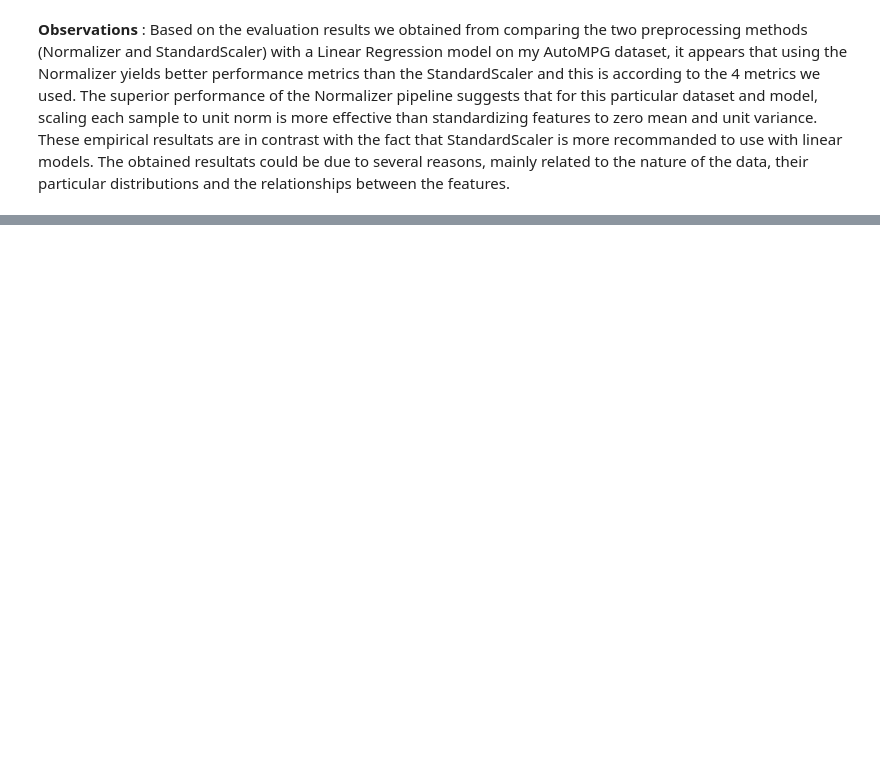
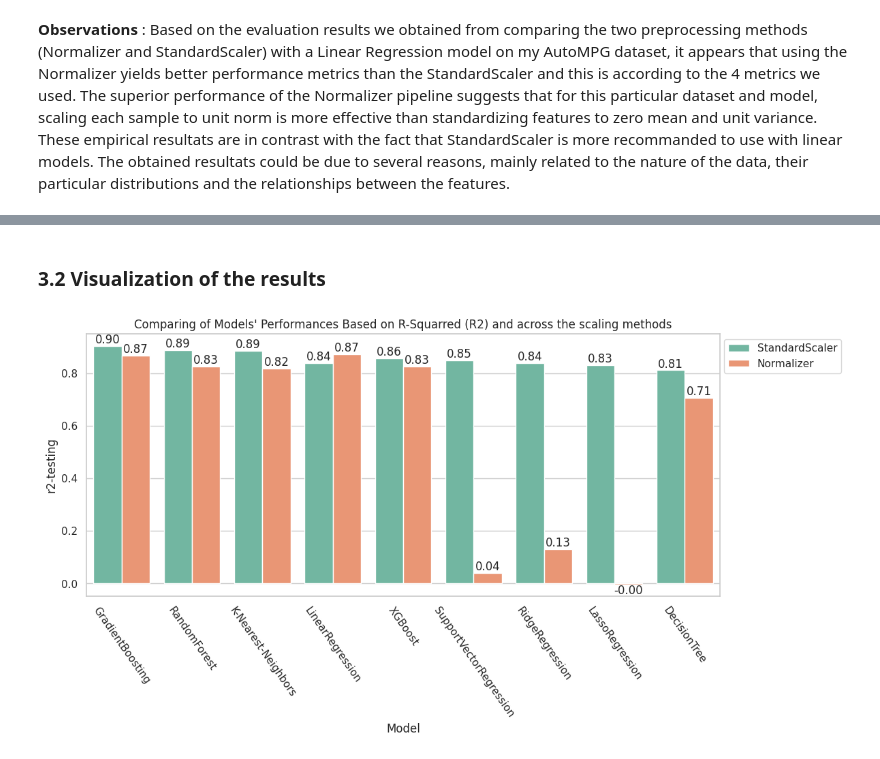
Before and after one commit to NalayaData/AutoMPG_ML_project, a Jupyter notebook: AutoMPG_Comparing_ML_Models.ipynb, the cells around one changed output, grey strips where cells are left out. Cells and saved outputs as stored; diff of their text form; code cells hidden in the pictures; blank space fills up the shorter version.

```diff
--- a/AutoMPG_Comparing_ML_Models.ipynb
+++ b/AutoMPG_Comparing_ML_Models.ipynb
@@ -444,0 +452,23 @@ Passing `palette` without assigning `hue` is deprecated and will be removed in v
+# %%
+#The scaling methods we will study
+scalers = {
+    'StandardScaler': StandardScaler(),
+    'Normalizer': Normalizer(),
+}
+
+# List of supported model, defined using default parameters
+selected_models = {
+        "LinearRegression": LinearRegression(),
+        "RidgeRegression": Ridge(),
+        "LassoRegression": Lasso(max_iter=10000, alpha=0.5) ,
+        "RandomForest": RandomForestRegressor(random_state=42),
+        "GradientBoosting": GradientBoostingRegressor(random_state=42),
+        "SupportVectorRegression": SVR(),
+        "K-Nearest-Neighbors": KNeighborsRegressor(),
+        "DecisionTree": DecisionTreeRegressor(random_state=42),
+        "XGBoost": xgb.XGBRegressor(seed=42)
+}
+# %%
+#Full experimentation
+full_evals = scale_train_evaluate_models(selected_models, scalers, X_train, X_test, Y_train, Y_test)
+full_evals
@@ -444,0 +495,3 @@ Passing `palette` without assigning `hue` is deprecated and will be removed in v
+# %%
+full_evals.sort_values('r2-testing', ascending=False, inplace=True) #Higher values, better performances
+full_evals
@@ -444,0 +518,21 @@ Passing `palette` without assigning `hue` is deprecated and will be removed in v
+# %% [markdown]
+### 3.2 Visualization of the results
+# %%
+#Sorting the data according R2 on testing data
+full_evals.sort_values(['r2-testing','scaler'], ascending=False, inplace=True)
+
+#Plotting the R-2 performances for each model and scaling method
+plt.figure(figsize=(12,5))
+bar=sns.barplot(data=full_evals, x='model_name', y='r2-testing', hue='scaler')
+plt.xlabel("Model")
+plt.title("Comparing of Models' Performances Based on R-Squarred (R2) and across the scaling methods")
+plt.xticks(rotation = -55)
+for container in bar.containers:
+  values = container.datavalues
+  labels = ["{:.2f}".format(val) for val in values]
+  bar.bar_label(container, labels=labels)
+#bar.plot('SupportVectorRegression', 0.901459, '*', color='r', markersize=10 )
+plt.legend(loc='upper right', bbox_to_anchor=(1.2, 1))
+plt.show()
+# %% [output]
+[figure, added]
```
Also changed, not shown: parts of 94 cells of this notebook, 4 other files.
